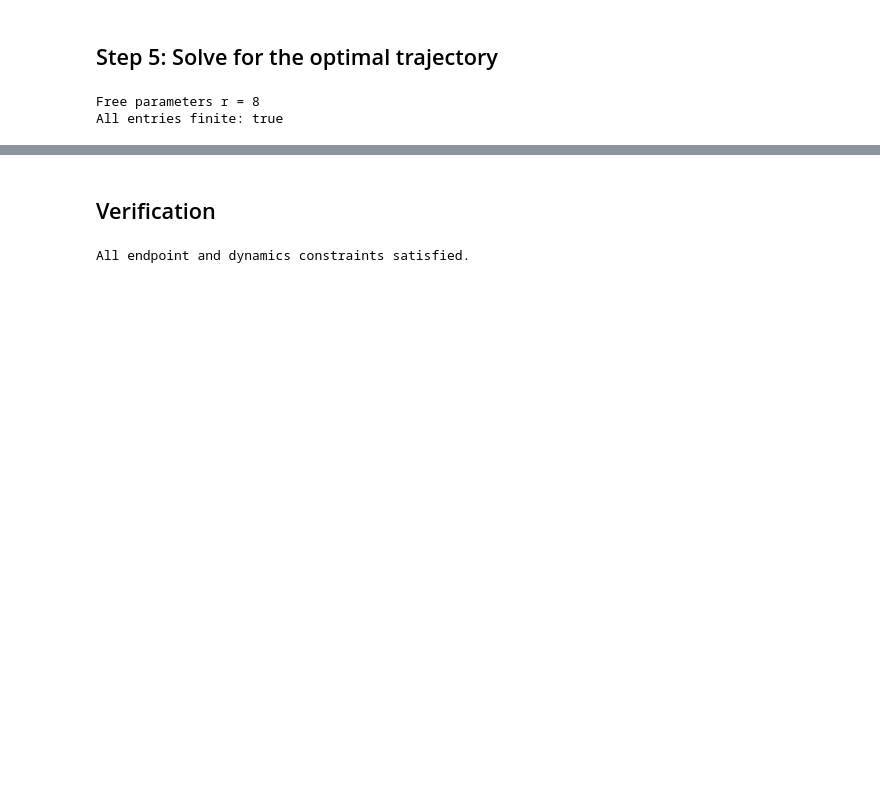
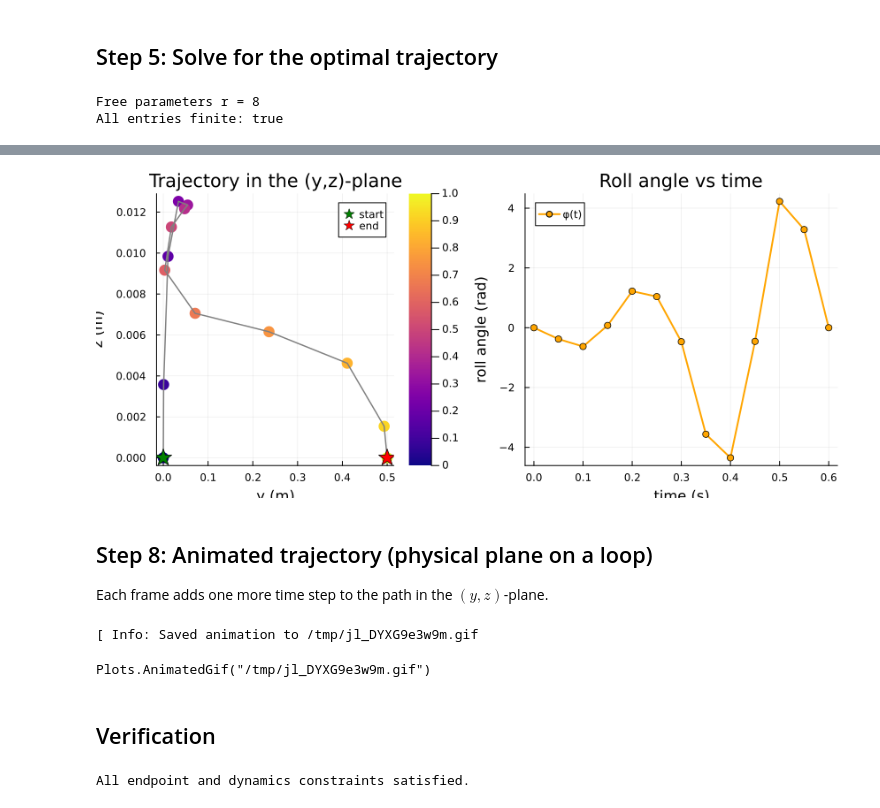
Before and after one commit to AlgebraicJulia/CellularSheaves.jl, a Jupyter notebook: previews/PR34/generated/control/controlled_planar_quadrotor.ipynb, the cells around one changed output, grey strips where cells are left out. Cells and saved outputs as stored; diff of their text form; code cells hidden in the pictures; blank space fills up the shorter version.

```diff
--- a/previews/PR34/generated/control/controlled_planar_quadrotor.ipynb
+++ b/previews/PR34/generated/control/controlled_planar_quadrotor.ipynb
@@ -186,3 +208,56 @@ quadrotor_plot
+# %%
+t_idx  = 1:k+1
+t_norm = range(0.0, 1.0; length=k+1)
+
+p_plane = scatter(y_traj, z_traj;
+    marker_z=t_norm, color=:plasma, colorbar=true,
+    label="", xlabel="y (m)", ylabel="z (m)",
+    title="Trajectory in the (y,z)-plane",
+    markerstrokewidth=0, markersize=7)
+plot!(p_plane, y_traj, z_traj; lw=1.5, color=:gray, label="")
+scatter!(p_plane, [y_traj[1]], [z_traj[1]]; color=:green, markersize=10,
+    label="start", markershape=:star5)
+scatter!(p_plane, [y_traj[end]], [z_traj[end]]; color=:red, markersize=10,
+    label="end", markershape=:star5)
+
+p_phi = plot(times_state, phi_traj;
+    lw=2, color=:orange, marker=:circle, label="φ(t)",
+    xlabel="time (s)", ylabel="roll angle (rad)",
+    title="Roll angle vs time")
+
+quadrotor_traj_plot = plot(p_plane, p_phi; layout=(1, 2), size=(850, 370))
+quadrotor_traj_plot
+# %% [output]
+[figure, added]
+# %% [markdown]
+## Step 8: Animated trajectory (physical plane on a loop)
+
+Each frame adds one more time step to the path in the $(y, z)$-plane.
+# %%
+phi_min = minimum(phi_traj)
+phi_max = maximum(phi_traj)
+phi_pad = max(abs(phi_min), abs(phi_max)) * 0.3
+
+anim = @animate for i in 1:k+1
+    p1 = plot(y_traj[1:i], z_traj[1:i];
+        lw=2, color=:royalblue, label="",
+        xlabel="y (m)", ylabel="z (m)",
+        title="Quadrotor trajectory  (t = $(round(times_state[i]; digits=2)) s)",
+        xlims=(-0.05, 0.6), ylims=(-0.015, 0.015))
+    scatter!(p1, [y_traj[i]], [z_traj[i]];
+        color=:red, markersize=9, markershape=:circle, label="")
+    p2 = plot(times_state[1:i], phi_traj[1:i];
+        lw=2, color=:orange, marker=:circle, label="φ(t)",
+        xlabel="time (s)", ylabel="roll (rad)",
+        title="Roll angle",
+        xlims=(0, k * h), ylims=(phi_min - phi_pad, phi_max + phi_pad))
+    plot(p1, p2; layout=(1, 2), size=(850, 370))
+end
+quadrotor_anim = gif(anim; fps=6)
+quadrotor_anim
+# %% [output]
+[ Info: Saved animation to /tmp/jl_DYXG9e3w9m.gif
+Plots.AnimatedGif("/tmp/jl_DYXG9e3w9m.gif")
 # %% [markdown]
 ## Verification
 # %%
```
Also changed, not shown: parts of 8 cells of this notebook, 50 other files.
